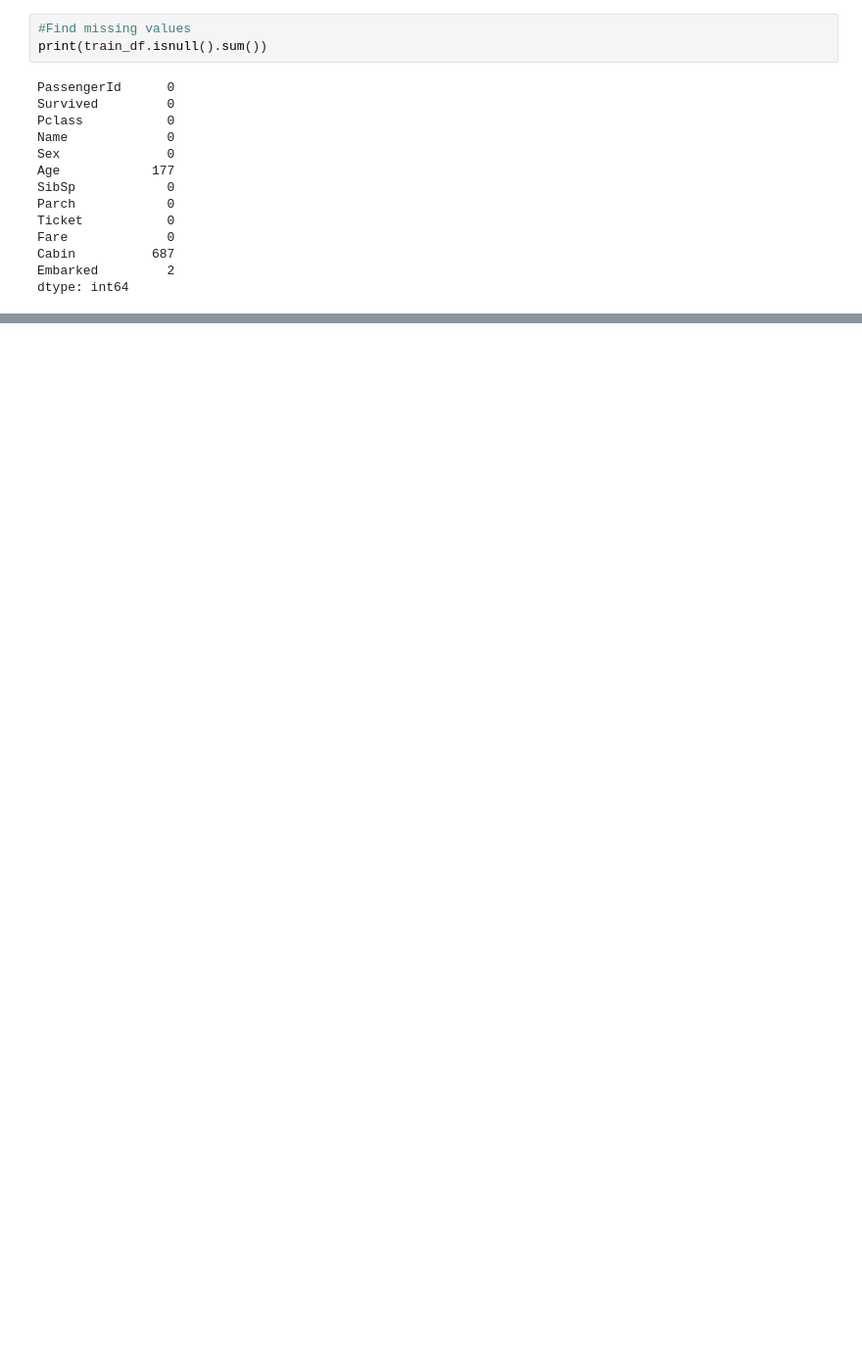
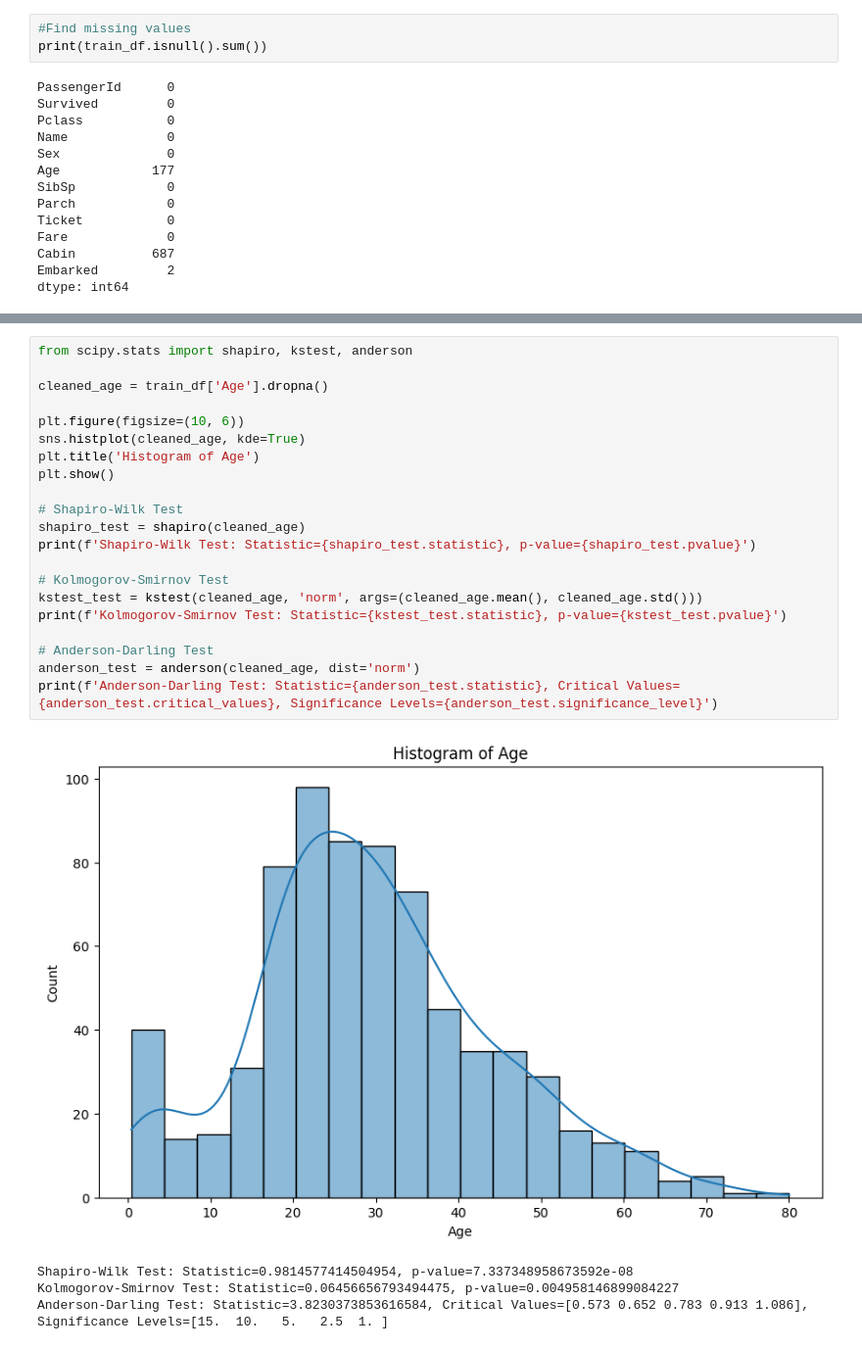
Before and after one commit to nfacciol/Project-C-ML, a Jupyter notebook: titanic.ipynb, the cells around one changed output, grey strips where cells are left out. Shown at 98% size. Drawn from its saved outputs; the diff is of its cells as text; blank space fills up the shorter version.

```diff
--- a/titanic.ipynb
+++ b/titanic.ipynb
@@ -128,0 +153,26 @@ dtype: int64
+# %%
+from scipy.stats import shapiro, kstest, anderson
+
+cleaned_age = train_df['Age'].dropna()
+
+plt.figure(figsize=(10, 6))
+sns.histplot(cleaned_age, kde=True)
+plt.title('Histogram of Age')
+plt.show()
+
+# Shapiro-Wilk Test
+shapiro_test = shapiro(cleaned_age)
+print(f'Shapiro-Wilk Test: Statistic={shapiro_test.statistic}, p-value={shapiro_test.pvalue}')
+
+# Kolmogorov-Smirnov Test
+kstest_test = kstest(cleaned_age, 'norm', args=(cleaned_age.mean(), cleaned_age.std()))
+print(f'Kolmogorov-Smirnov Test: Statistic={kstest_test.statistic}, p-value={kstest_test.pvalue}')
+
+# Anderson-Darling Test
+anderson_test = anderson(cleaned_age, dist='norm')
+print(f'Anderson-Darling Test: Statistic={anderson_test.statistic}, Critical Values={anderson_test.critical_values}, Significance Levels={anderson_test.significance_level}')
+# %% [output]
+[figure, added]
+Shapiro-Wilk Test: Statistic=0.9814577414504954, p-value=7.337348958673592e-08
+Kolmogorov-Smirnov Test: Statistic=0.06456656793494475, p-value=0.004958146899084227
+Anderson-Darling Test: Statistic=3.8230373853616584, Critical Values=[0.573 0.652 0.783 0.913 1.086], Significance Levels=[15.  10.   5.   2.5  1. ]
```
Also changed, not shown: parts of 14 cells of this notebook.
